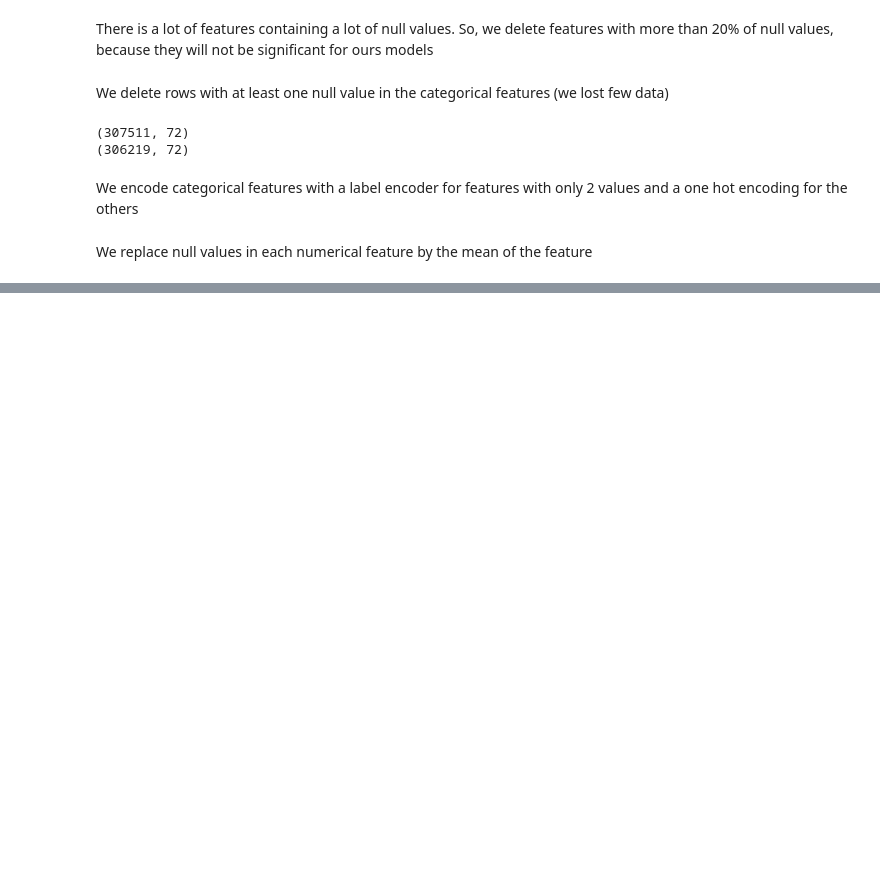
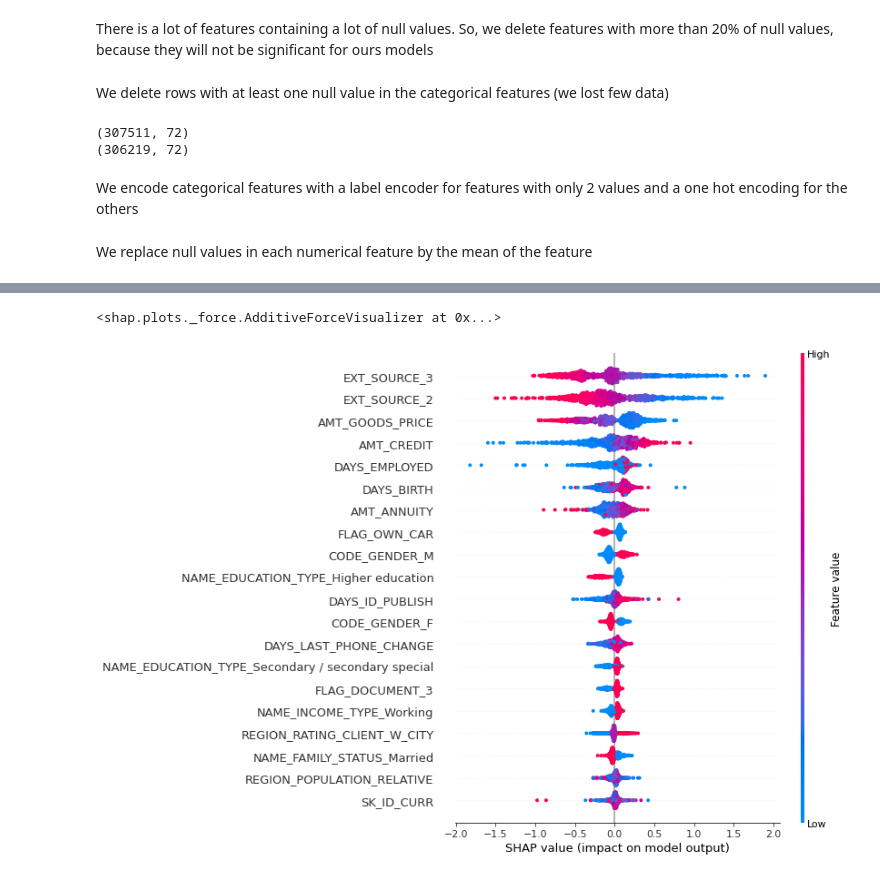
Before and after one commit to Adrien3198/Risk_prediction, a Jupyter notebook: notebook.ipynb, the cells around one changed output, grey strips where cells are left out. Drawn from its saved outputs; the diff is of its cells as text; code cells hidden in the pictures; blank space fills up the shorter version.

```diff
--- a/notebook.ipynb
+++ b/notebook.ipynb
@@ -126,9 +163,13 @@ print(confusion_matrix(y_test, y_pred_xgb))
 shap.initjs()
 # %% [output]
 [interactive output not drawn]
+# %%
+explainer = shap.TreeExplainer(model_xgb)
 # %%
 observations = X_train.sample(1000, random_state=42).to_numpy()
 shap_values = explainer.shap_values(observations)
 # %%
-i = 0\n",
+i = 0
 shap.force_plot(explainer.expected_value, shap_values[i],features=observations[i], feature_names=X_train.columns)
+# %% [output]
+<shap.plots._force.AdditiveForceVisualizer at 0x...>
@@ -135,2 +178,4 @@ shap.force_plot(explainer.expected_value, shap_values[i],features=observations[i
 # %%
-shap.summary_plot(shap_values, features=observations, feature_names=all_features)
+shap.summary_plot(shap_values, features=observations, feature_names=X_train.columns)
+# %% [output]
+[figure, added]
```
Also changed, not shown: parts of 4 cells of this notebook, 4 other files.
